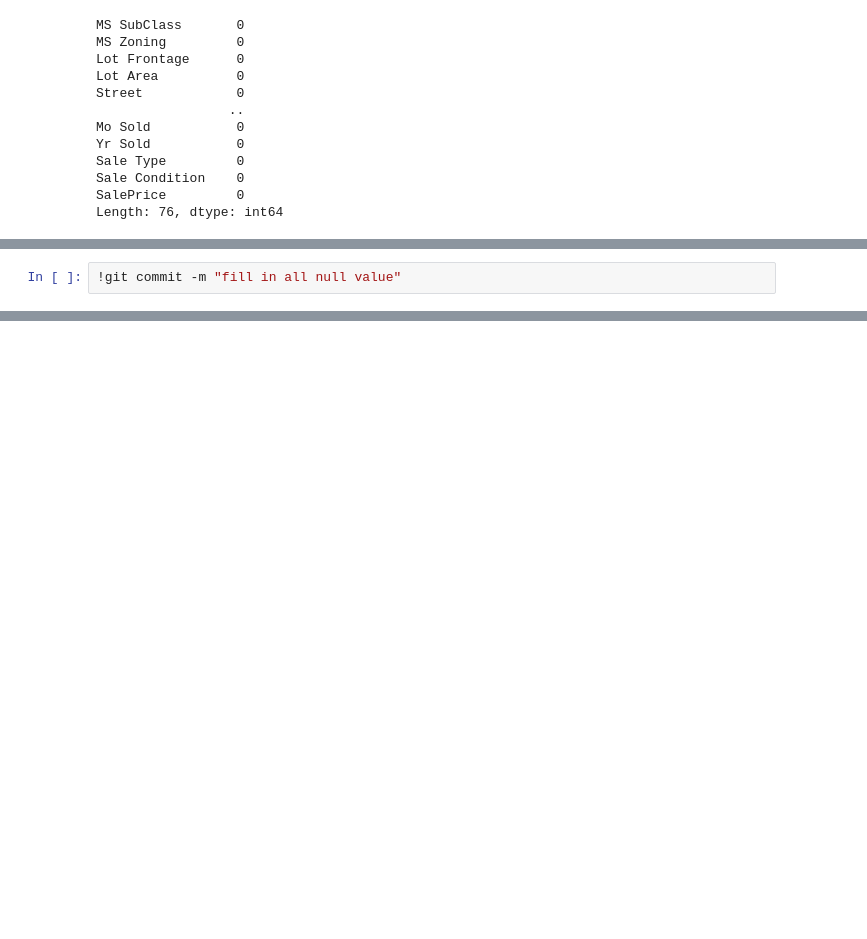
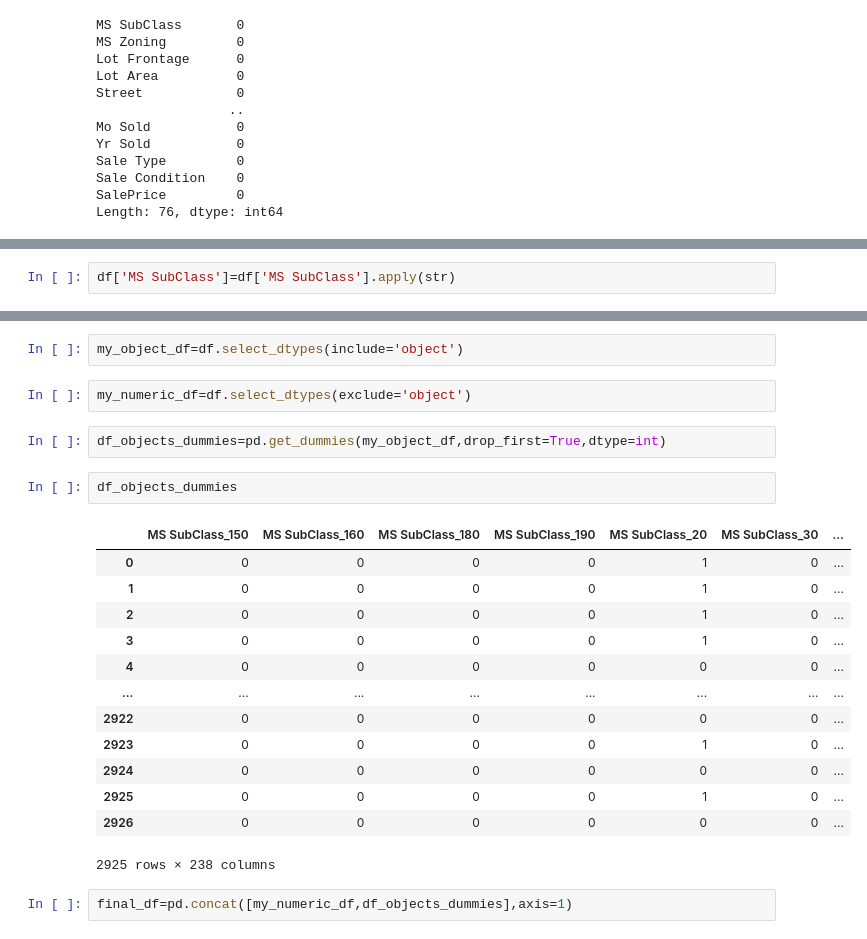
Before and after one commit to rd8479/machine-learning, a Jupyter notebook: recagnize null value.ipynb, the cells around one changed output, grey strips where cells are left out. Drawn from its saved outputs; the diff is of its cells as text; blank space fills up the shorter version.

Commit message:
change object value to 01

```diff
--- a/recagnize null value.ipynb
+++ b/recagnize null value.ipynb
@@ -217,2 +200,2 @@ warning: in the working copy of 'recagnize null value.ipynb', LF will be replace
 # %%
-!git commit -m "fill in all null value"
+df['MS SubClass']=df['MS SubClass'].apply(str)
@@ -221,0 +218,24 @@ warning: in the working copy of 'recagnize null value.ipynb', LF will be replace
+# %%
+my_object_df=df.select_dtypes(include='object')
+# %%
+my_numeric_df=df.select_dtypes(exclude='object')
+# %%
+df_objects_dummies=pd.get_dummies(my_object_df,drop_first=True,dtype=int)
+# %%
+df_objects_dummies
+# %% [output]
+|  | MS SubClass_150 | MS SubClass_160 | MS SubClass_180 | MS SubClass_190 | MS SubClass_20 | MS SubClass_30 | ... |
+| 0 | 0 | 0 | 0 | 0 | 1 | 0 | ... |
+| 1 | 0 | 0 | 0 | 0 | 1 | 0 | ... |
+| 2 | 0 | 0 | 0 | 0 | 1 | 0 | ... |
+| 3 | 0 | 0 | 0 | 0 | 1 | 0 | ... |
+| 4 | 0 | 0 | 0 | 0 | 0 | 0 | ... |
+| ... | ... | ... | ... | ... | ... | ... | ... |
+| 2922 | 0 | 0 | 0 | 0 | 0 | 0 | ... |
+| 2923 | 0 | 0 | 0 | 0 | 1 | 0 | ... |
+| 2924 | 0 | 0 | 0 | 0 | 0 | 0 | ... |
+| 2925 | 0 | 0 | 0 | 0 | 1 | 0 | ... |
+| 2926 | 0 | 0 | 0 | 0 | 0 | 0 | ... |
+2925 rows × 238 columns
+# %%
+final_df=pd.concat([my_numeric_df,df_objects_dummies],axis=1)
```
Also changed, not shown: parts of 9 cells of this notebook, 1 other file.
